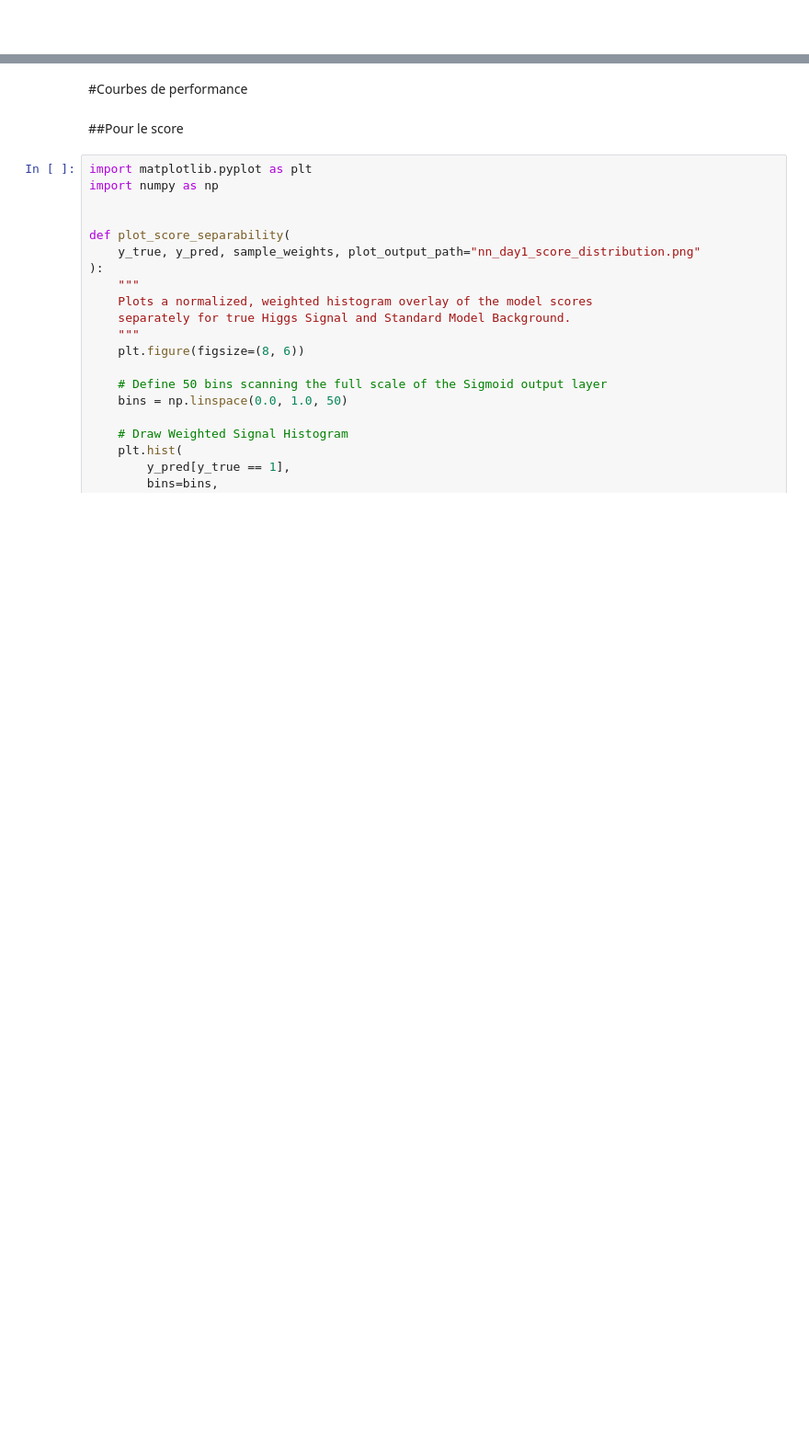
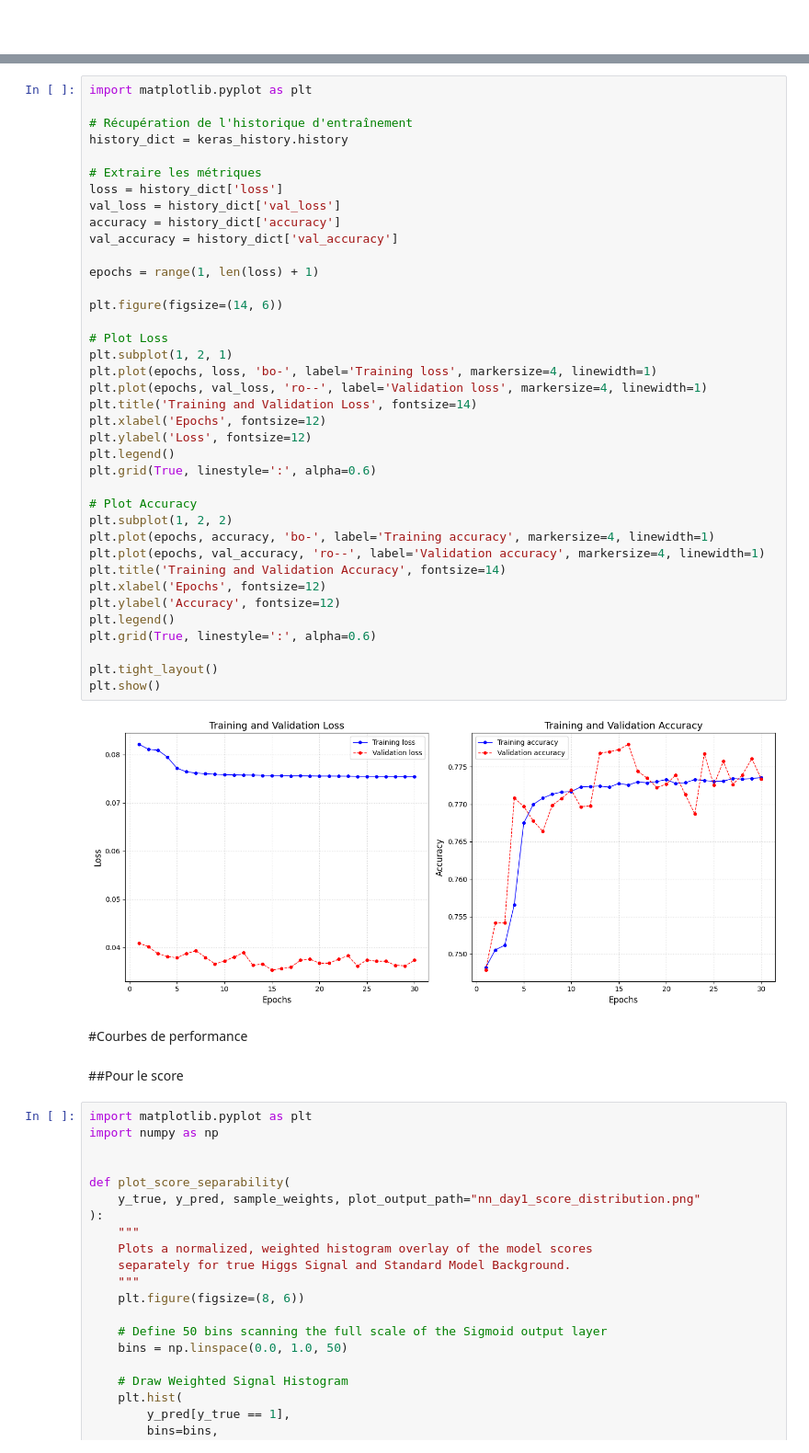
Before and after one commit to ST4-BlackSwan/Higgs-TeamB, a Jupyter notebook: NN/NN_training.ipynb, the cells around one changed output, grey strips where cells are left out. Shown at 92% size. Drawn from its saved outputs; the diff is of its cells as text; blank space fills up the shorter version.

```diff
--- a/NN/NN_training.ipynb
+++ b/NN/NN_training.ipynb
@@ -436,6 +471,46 @@ Epoch 5/30
 ✅ Scaler sauvegardé avec succès sous le nom 'scaler.pkl'
 
 ✅ Réseau de neurones entraîné !
+# %%
+import matplotlib.pyplot as plt
+
+# Récupération de l'historique d'entraînement
+history_dict = keras_history.history
+
+# Extraire les métriques
+loss = history_dict['loss']
+val_loss = history_dict['val_loss']
+accuracy = history_dict['accuracy']
+val_accuracy = history_dict['val_accuracy']
+
+epochs = range(1, len(loss) + 1)
+
+plt.figure(figsize=(14, 6))
+
+# Plot Loss
+plt.subplot(1, 2, 1)
+plt.plot(epochs, loss, 'bo-', label='Training loss', markersize=4, linewidth=1)
+plt.plot(epochs, val_loss, 'ro--', label='Validation loss', markersize=4, linewidth=1)
+plt.title('Training and Validation Loss', fontsize=14)
+plt.xlabel('Epochs', fontsize=12)
+plt.ylabel('Loss', fontsize=12)
+plt.legend()
+plt.grid(True, linestyle=':', alpha=0.6)
+
+# Plot Accuracy
+plt.subplot(1, 2, 2)
+plt.plot(epochs, accuracy, 'bo-', label='Training accuracy', markersize=4, linewidth=1)
+plt.plot(epochs, val_accuracy, 'ro--', label='Validation accuracy', markersize=4, linewidth=1)
+plt.title('Training and Validation Accuracy', fontsize=14)
+plt.xlabel('Epochs', fontsize=12)
+plt.ylabel('Accuracy', fontsize=12)
+plt.legend()
+plt.grid(True, linestyle=':', alpha=0.6)
+
+plt.tight_layout()
+plt.show()
+# %% [output]
+[figure, added]
 # %% [markdown]
 #Courbes de performance
 # %% [markdown]
```
Also changed, not shown: parts of 10 cells of this notebook, 1 other file.
